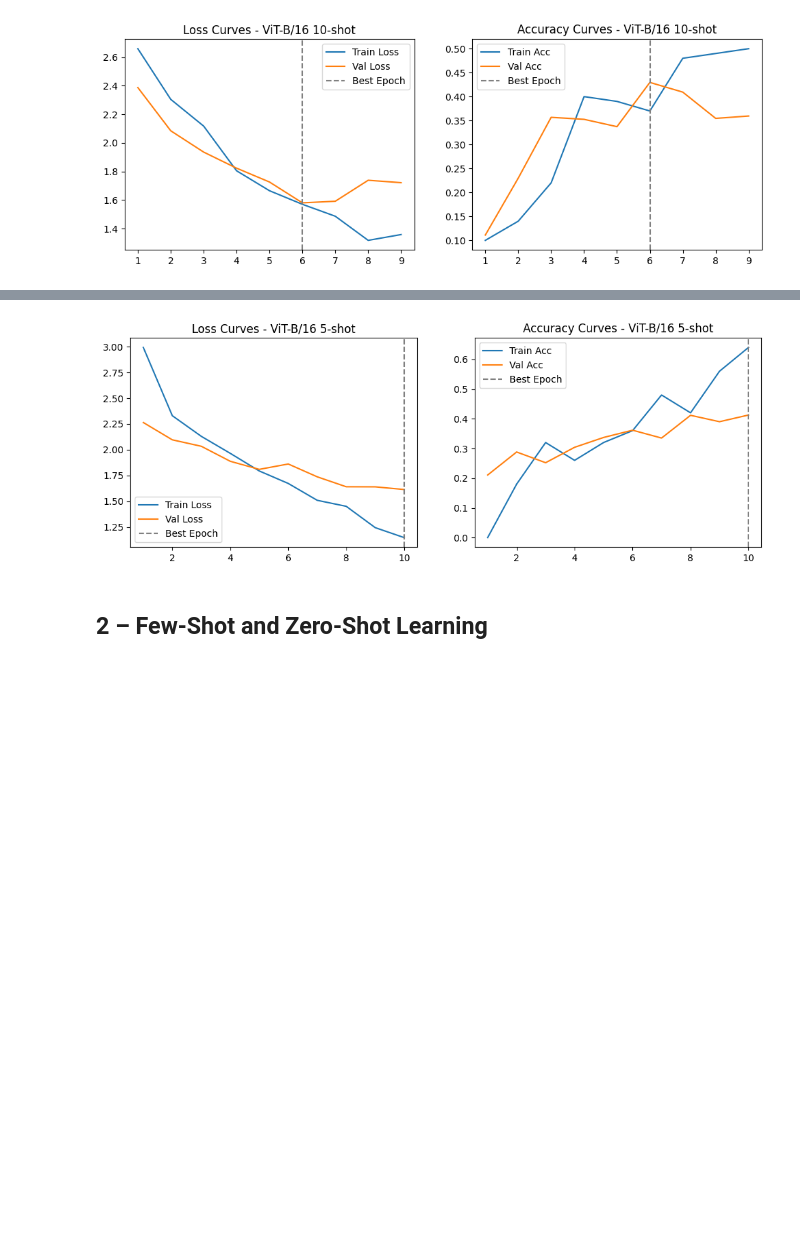
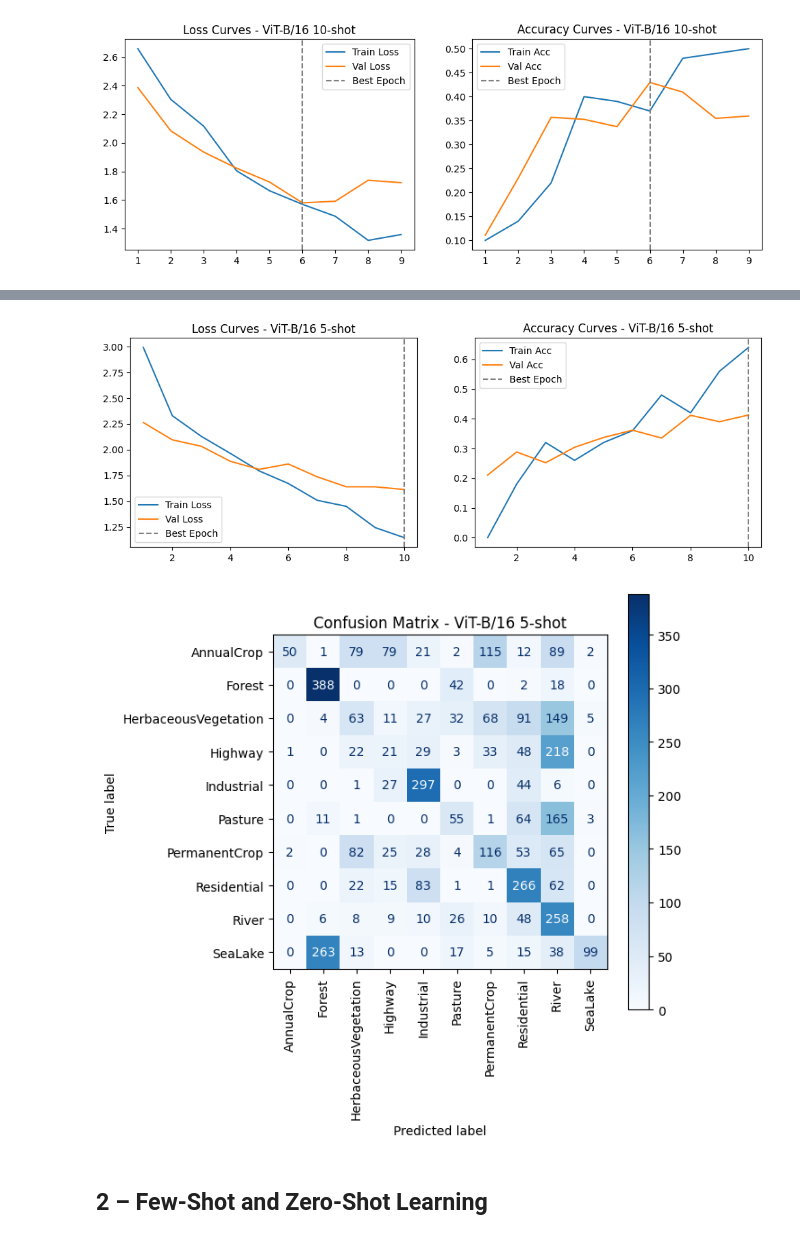
Before and after one commit to dboutzounis/Satellite-Data-Comparative-Study, a Jupyter notebook: satellite_image_classification.ipynb, the cells around one changed output, grey strips where cells are left out. Drawn from its saved outputs; the diff is of its cells as text; code cells hidden in the pictures; blank space fills up the shorter version.

```diff
--- a/satellite_image_classification.ipynb
+++ b/satellite_image_classification.ipynb
@@ -1083,7 +1100,13 @@ Training Time: 8.04 minutes
 # %%
 plot_train_curves(results_vit_5shot, "ViT-B/16 5-shot")
+plot_confusion_matrix(
+    results_vit_5shot["confusion_matrix"],
+    class_names,
+    "ViT-B/16 5-shot",
+)
 # %% [output]
 [figure]
+[figure, added]
 # %% [markdown]
 ## 2 – Few-Shot and Zero-Shot Learning
 # %% [markdown]
```
Also changed, not shown: parts of 11 cells of this notebook.
